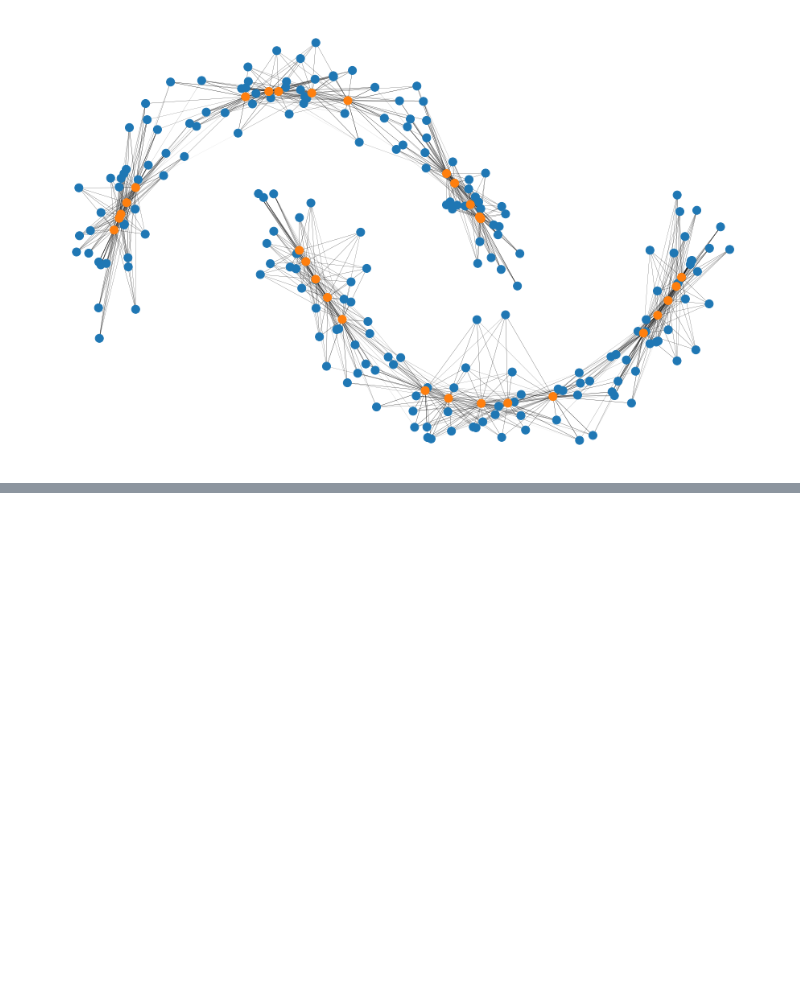
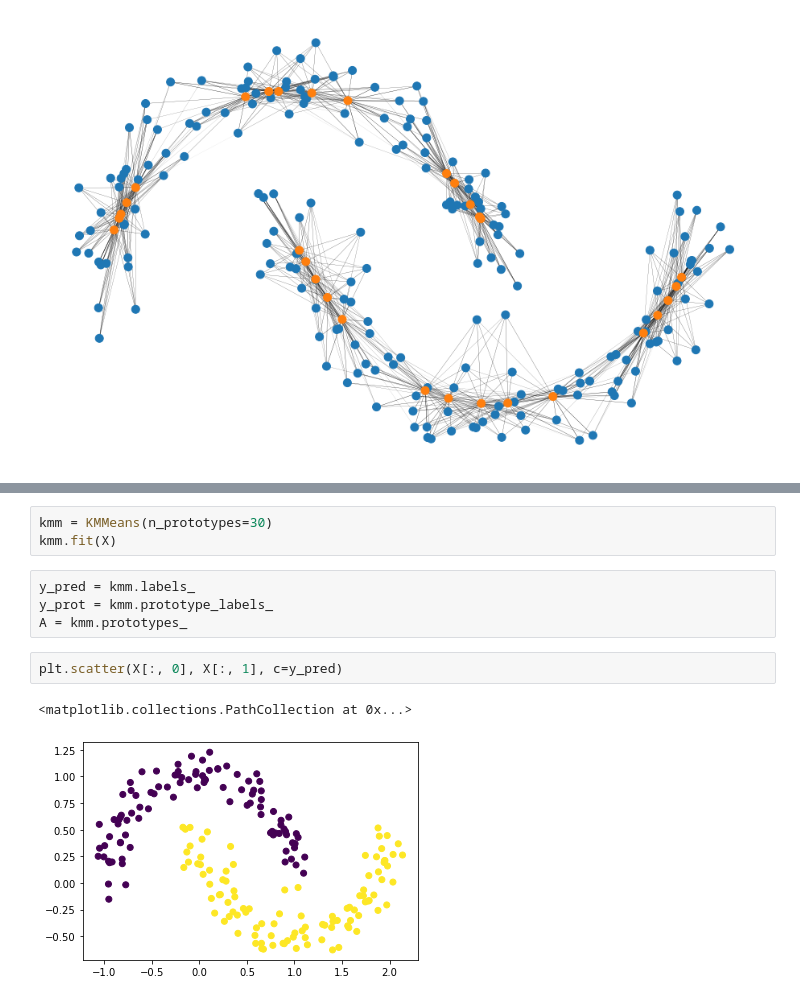
Before and after one commit to leolorenzoii/kmm, a Jupyter notebook: k-multiple-means.ipynb, the cells around one changed output, grey strips where cells are left out. Drawn from its saved outputs; the diff is of its cells as text; blank space fills up the shorter version.

```diff
--- a/k-multiple-means.ipynb
+++ b/k-multiple-means.ipynb
@@ -366,0 +640,12 @@ nx.draw(G, pos, width=weights, node_size=100, node_color=colors, ax=ax)
+# %%
+kmm = KMMeans(n_prototypes=30)
+kmm.fit(X)
+# %%
+y_pred = kmm.labels_
+y_prot = kmm.prototype_labels_
+A = kmm.prototypes_
+# %%
+plt.scatter(X[:, 0], X[:, 1], c=y_pred)
+# %% [output]
+<matplotlib.collections.PathCollection at 0x...>
+[figure, added]
```
Also changed, not shown: parts of 3 cells of this notebook.
